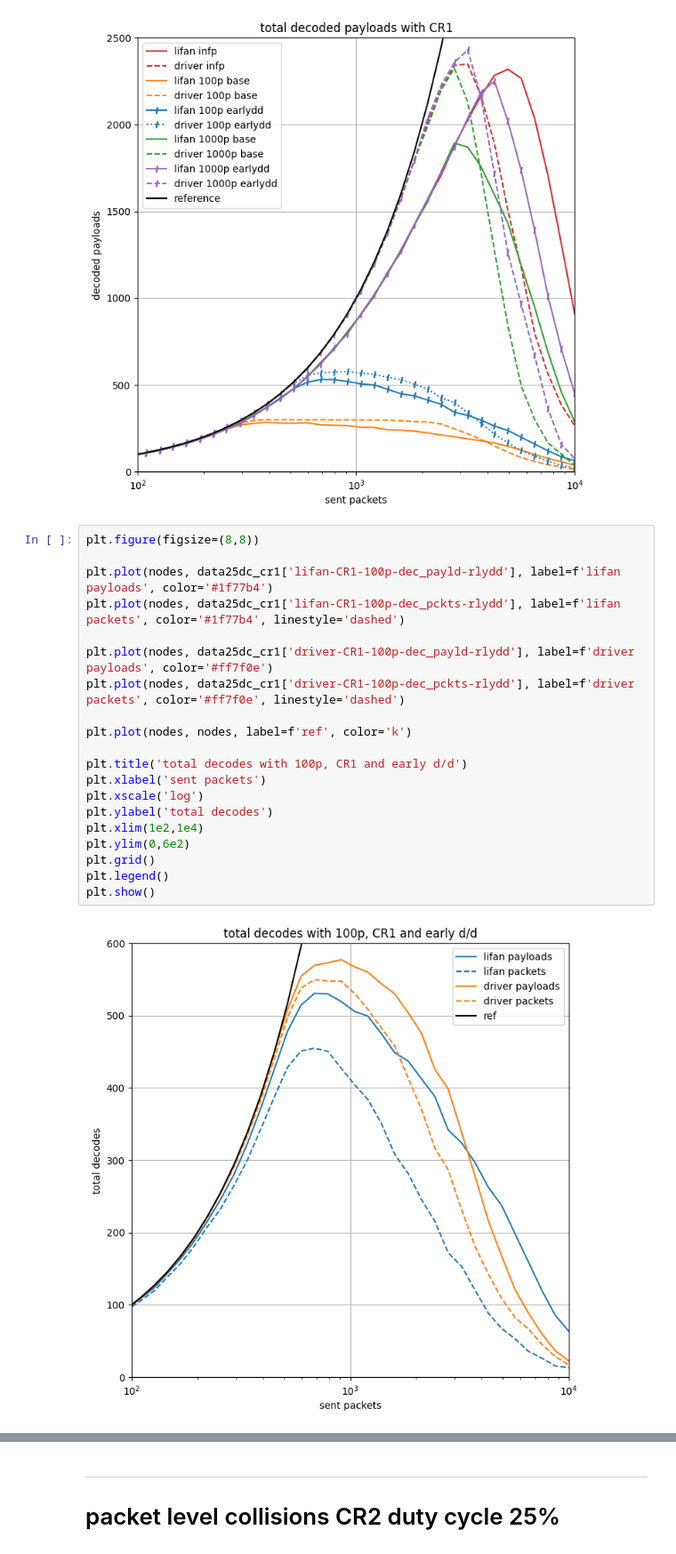
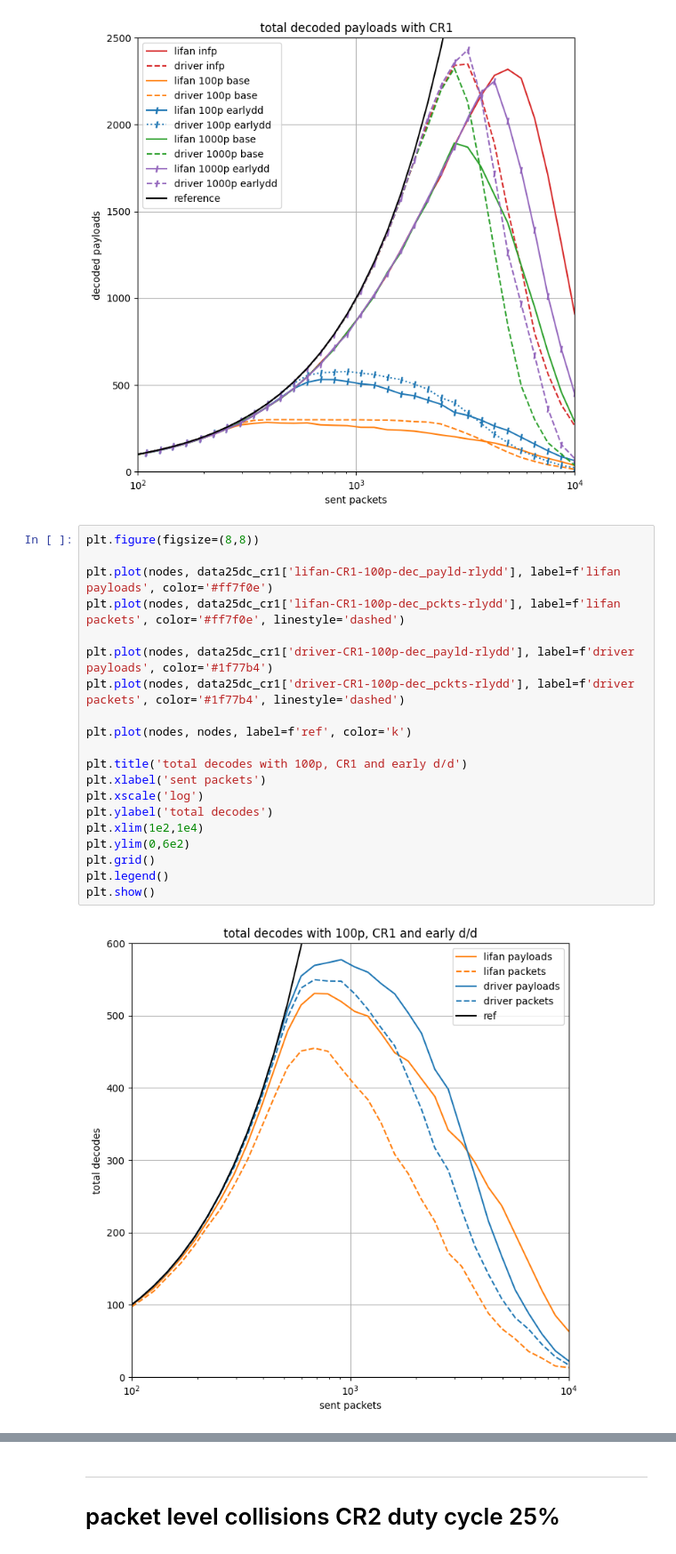
Before and after one commit to diegomm6/lr-fhss_seq-families, a Jupyter notebook: headerPlots.ipynb, the cells around one changed output, grey strips where cells are left out. Shown at 89% size. Cells and saved outputs as stored; diff of their text form.

```diff
--- a/headerPlots.ipynb
+++ b/headerPlots.ipynb
@@ -42,25 +42,25 @@ plt.show()
 # %%
 plt.figure(figsize=(8,8))
 
-plt.plot(nodes, data25dc_cr1['lifan-CR1-100p-dec_payld-rlydd'], label=f'lifan payloads', color='#1f77b4')
-plt.plot(nodes, data25dc_cr1['lifan-CR1-100p-dec_pckts-rlydd'], label=f'lifan packets', color='#1f77b4', linestyle='dashed')
+plt.plot(nodes, data25dc_cr1['lifan-CR1-100p-dec_payld-rlydd'], label=f'lifan payloads', color='#ff7f0e')
+plt.plot(nodes, data25dc_cr1['lifan-CR1-100p-dec_pckts-rlydd'], label=f'lifan packets', color='#ff7f0e', linestyle='dashed')
 
-plt.plot(nodes, data25dc_cr1['driver-CR1-100p-dec_payld-rlydd'], label=f'driver payloads', color='#ff7f0e')
-plt.plot(nodes, data25dc_cr1['driver-CR1-100p-dec_pckts-rlydd'], label=f'driver packets', color='#ff7f0e', linestyle='dashed')
+plt.plot(nodes, data25dc_cr1['driver-CR1-100p-dec_payld-rlydd'], label=f'driver payloads', color='#1f77b4')
+plt.plot(nodes, data25dc_cr1['driver-CR1-100p-dec_pckts-rlydd'], label=f'driver packets', color='#1f77b4', linestyle='dashed')
 
 plt.plot(nodes, nodes, label=f'ref', color='k')
 
 plt.title('total decodes with 100p, CR1 and early d/d')
 plt.xlabel('sent packets')
 plt.xscale('log')
 plt.ylabel('total decodes')
 plt.xlim(1e2,1e4)
 plt.ylim(0,6e2)
 plt.grid()
 plt.legend()
 plt.show()
 # %% [output]
-[figure, old version]
+[figure, new version]
 # %%
 plt.figure(figsize=(8,8))
 
```
Also changed, not shown: parts of 19 cells of this notebook, 5 other files.
